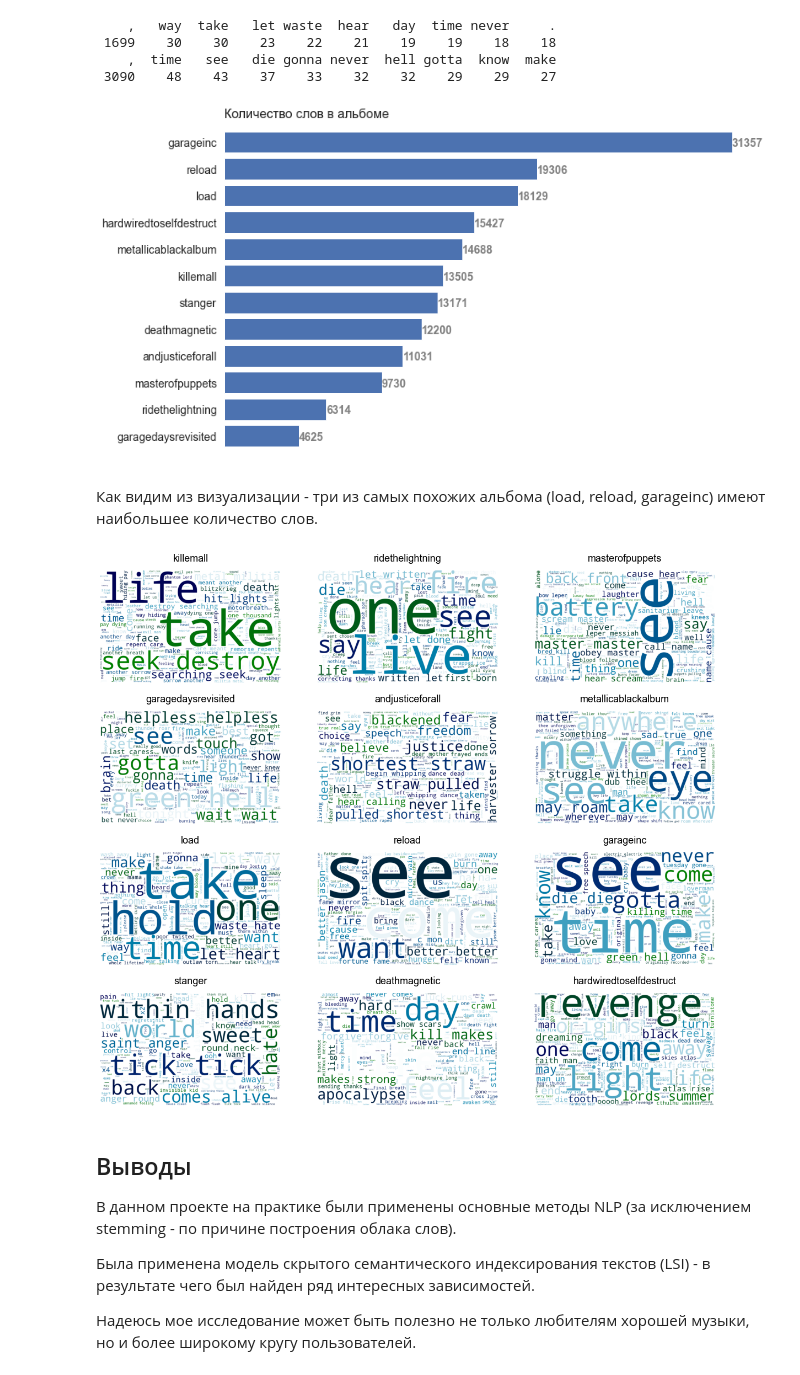
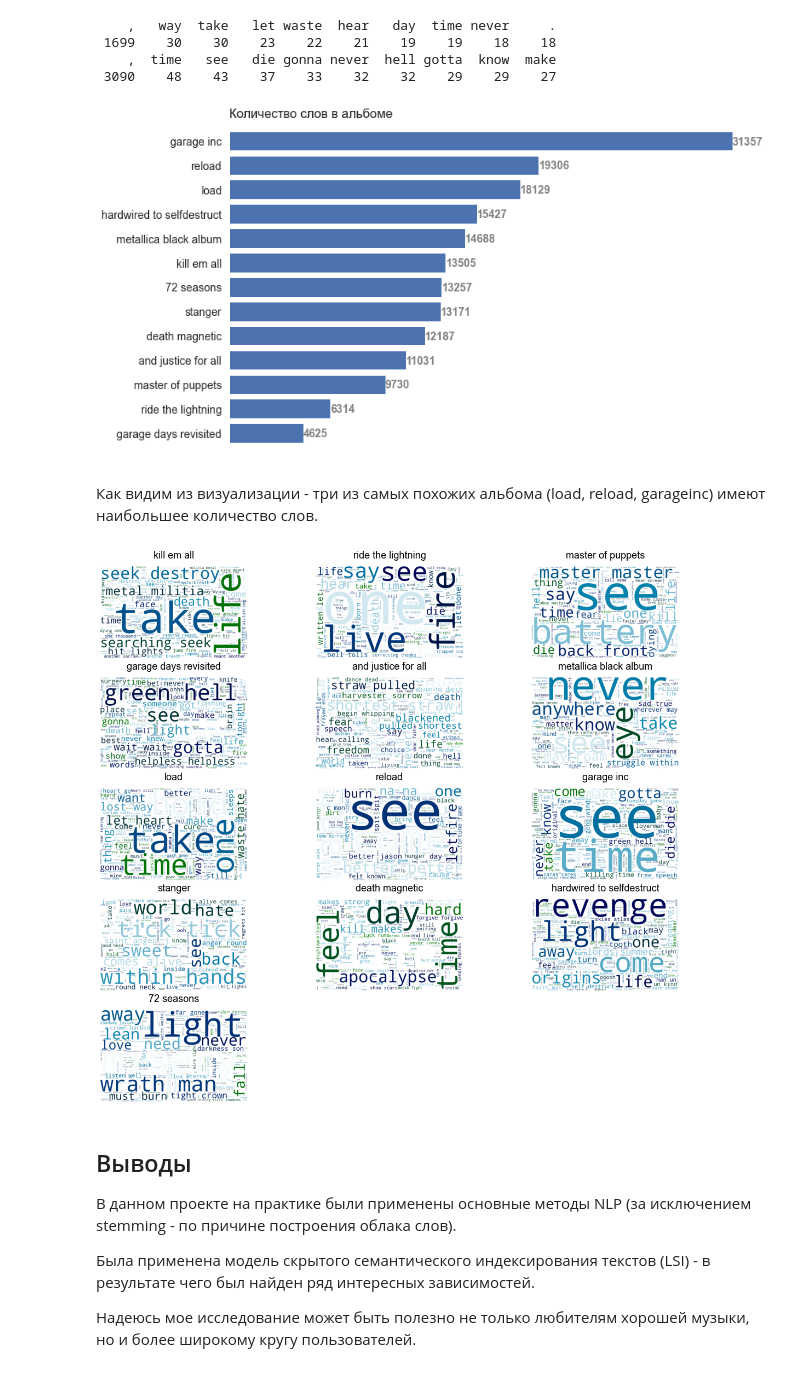
Before and after one commit to IV-1984/Data_analytics_projects, a Jupyter notebook: 5. lyrics analysis/lyrics_analysis_final-Copy1.ipynb, the cells around one changed output. Saved outputs shown, nothing was run; the diff lists cells and outputs as text; code cells hidden in the pictures.

```diff
--- a/5. lyrics analysis/lyrics_analysis_final-Copy1.ipynb
+++ b/5. lyrics analysis/lyrics_analysis_final-Copy1.ipynb
@@ -185,9 +204,4 @@ for i in album:
     text = text + page[20:] + ','
 albums = text.split(sep = ',' )
 # %%
-albums = ['killemall.html#1', 'ridethelightning.html#1', 'masterofpuppets.html#1', 'garagedaysrevisited.html#1', 'andjusticeforall.html#1', 'metallicablackalbum.html#1', 'load.html#1', 'reload.html#1', 'garageinc.html#1', 'stanger.html#1', 'deathmagnetic.html#1',  'hardwiredtoselfdestruct.html#1']
+albums = ['killemall.html#1', 'ridethelightning.html#1', 'masterofpuppets.html#1', 'garagedaysrevisited.html#1', 'andjusticeforall.html#1', 'metallicablackalbum.html#1', 'load.html#1', 'reload.html#1', 'garageinc.html#1', 'stanger.html#1', 'deathmagnetic.html#1', 'hardwiredtoselfdestruct.html#1', '72seasons.html#1']
-# %%
-# почистим название альбомов
-albums_clean = []
-for i in range (0,len(albums)):
-    albums_clean.append(albums[i][:-7])
@@ -208,0 +208,6 @@ albums
+# %%
+# почистим название альбомов
+albums_ = ['kill em all.html#1', 'ride the lightning.html#1', 'master of puppets.html#1', 'garage days revisited.html#1', 'and justice for all.html#1', 'metallica black album.html#1', 'load.html#1', 'reload.html#1', 'garage inc.html#1', 'stanger.html#1', 'death magnetic.html#1', 'hardwired to selfdestruct.html#1', '72 seasons.html#1']
+albums_clean = []
+for i in range (0,len(albums_)):
+    albums_clean.append(albums_[i][:-7])
@@ -282,8 +303,8 @@ from gensim.test.utils import common_corpus, common_dictionary, get_tmpfile
 list_sims = []
 
 def vec_bow(doc):
-    matrix = {}
-    *********************
+    *************************************
+    sims = sorted(enumerate(similarities))
     for doc_position, doc_score in sims:
         album1 = doc.split(sep='\n')
         album2 = documents[doc_position].split(sep='\n')
@@ -407,26 +428,26 @@ for i, v in enumerate(data):
     ax.text(v + 0.15 , i - 0.16 , str(v), color='grey', fontsize = 14, fontweight='bold')
 plt.show()
 # %% [output]
-[figure, old version]
+[figure, new version]
 # %% [markdown]
 Как видим из визуализации -  три из самых похожих альбома
 (load, reload, garageinc) имеют наибольшее количество слов.
 # %%
-# посторим облаков из слов по текстам каждого альбома Metallica:
+#### посторим облаков из слов по текстам каждого альбома Metallica:
 i = 1
 for name, text in zip(albums_clean, metallica_lemm_text_list):
     plt.rcParams['figure.figsize'] = (20,18)
     text_raw = " ".join(text)
     wordcloud = WordCloud(colormap='ocean_r', background_color='white',height =500, width = 800).generate(text_raw)
-    plt.subplot(4, 3, i, label=name,frame_on=True)
+    plt.subplot(5, 3, i, label=name,frame_on=True)
     plt.tick_params(labelsize=10)
     plt.imshow(wordcloud)
     plt.axis("off")
     plt.title(name,fontdict={'fontsize':18,'color':'black'},y=1.05)
     plt.tick_params(labelsize=10)
     i += 1
 # %% [output]
-[figure, old version]
+[figure, new version]
 # %% [markdown]
 ## Выводы
 
```
Also changed, not shown: parts of 16 cells of this notebook.
